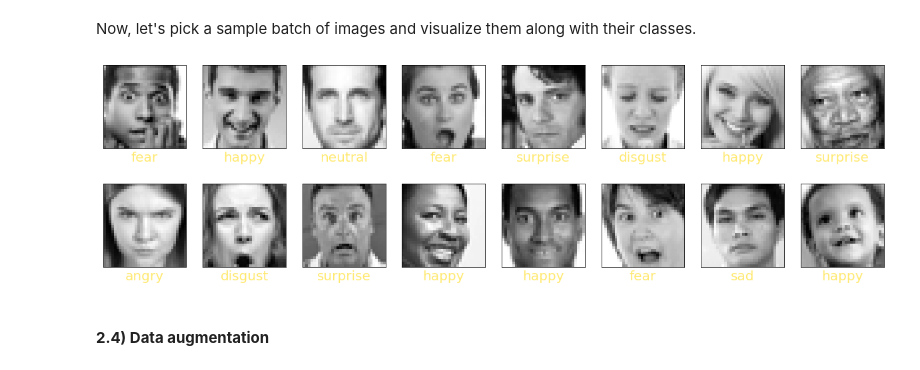
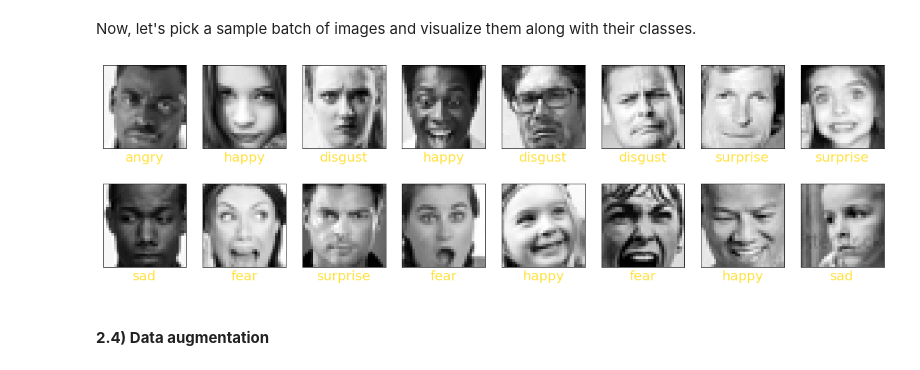
Before and after one commit to Talendar/facial_expression_detection, a Jupyter notebook: facial_expression_detection.ipynb, the cells around one changed output. Cells and saved outputs as stored; diff of their text form; code cells hidden in the pictures.

```diff
--- a/facial_expression_detection.ipynb
+++ b/facial_expression_detection.ipynb
@@ -109,15 +109,15 @@ Now, let's pick a sample batch of images and visualize them along with their cla
 # %%
 plt.figure(figsize=(21, 6))
 for i in range(16):
     plt.subplot(2,8,i+1)
     plt.xticks([])
     plt.yticks([])
     img = randimg(train_data, train_labels)
     plt.imshow(img[0].reshape(img[0].shape[0], img[0].shape[1]), "gray")
-    plt.xlabel(img[1], fontsize=20).set_color("#FFE970")
+    plt.xlabel(img[1], fontsize=20).set_color("#FFE13D")
 plt.show()
 # %% [output]
-[figure, old version]
+[figure, new version]
 # %% [markdown]
 
 #### **2.4) Data augmentation**
```
Also changed, not shown: parts of 1 cell of this notebook.
